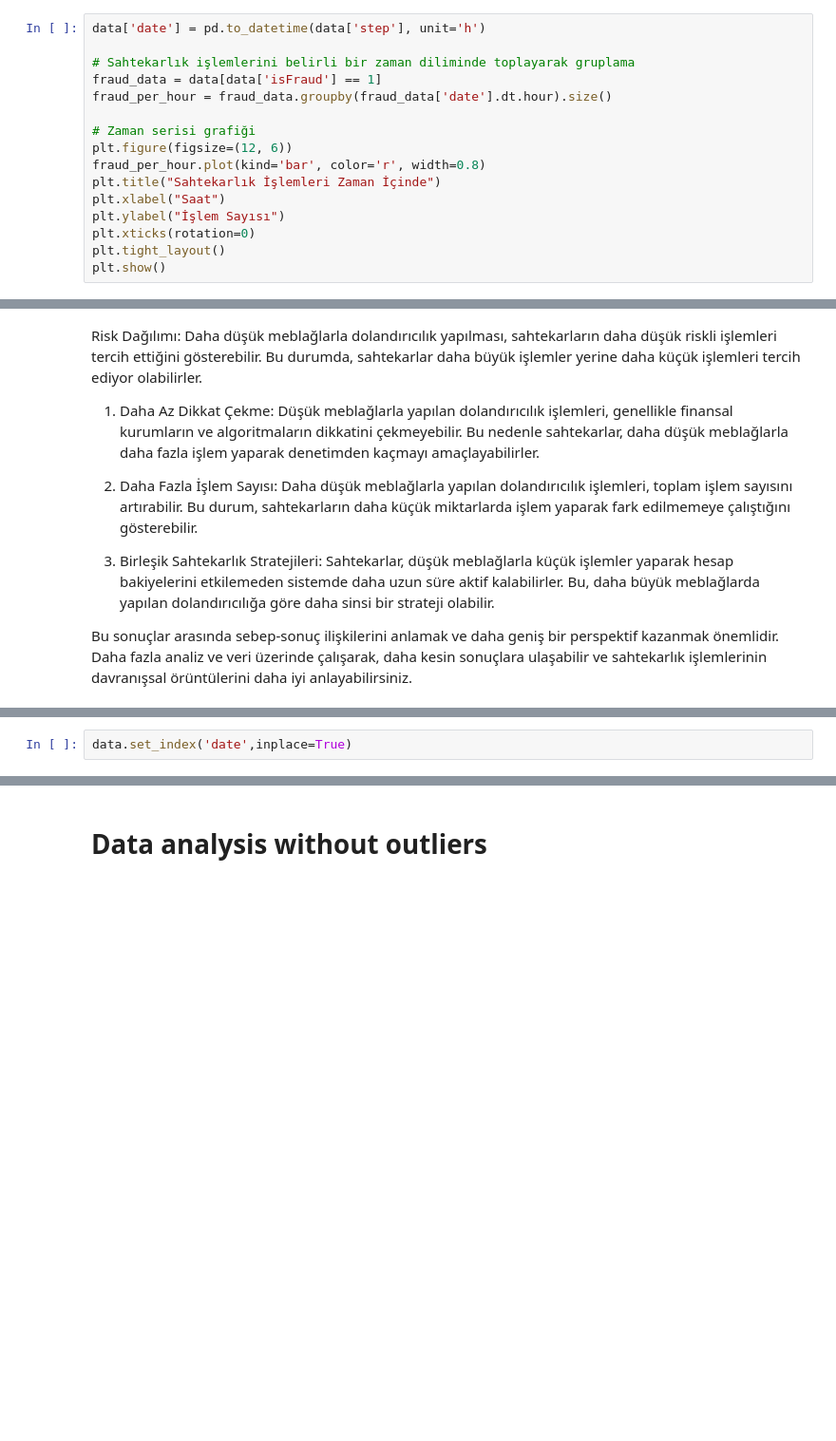
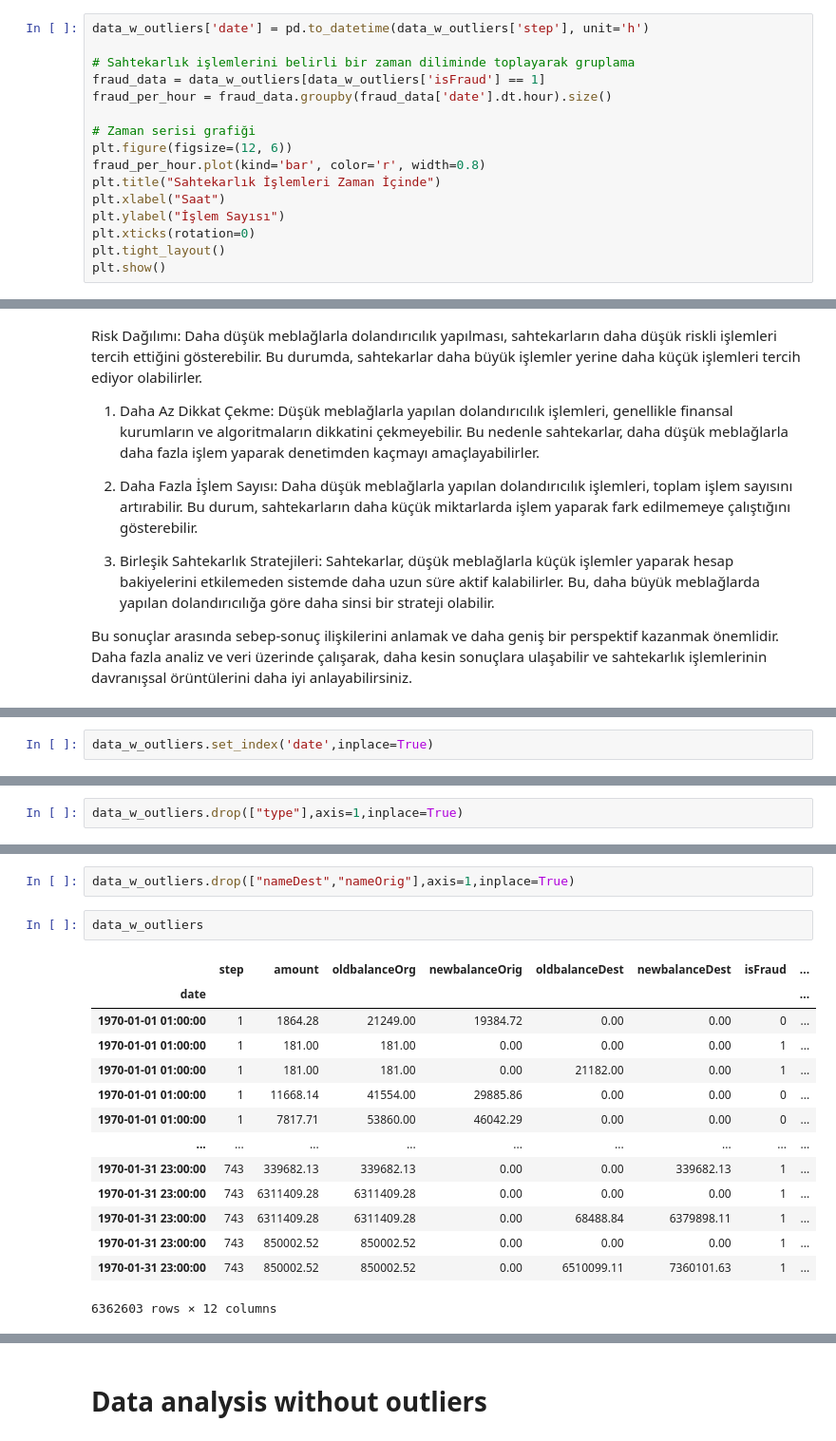
Before and after one commit to Muhammedali26/Projects, a Jupyter notebook: Synthetic-data-fraud-detection/main_ipynb_adlı_not_defterinin_kopyası.ipynb, the cells around one changed output, grey strips where cells are left out. Shown at 95% size. Cells and saved outputs as stored; diff of their text form; blank space fills up the shorter version.

```diff
--- a/Synthetic-data-fraud-detection/main_ipynb_adlı_not_defterinin_kopyası.ipynb
+++ b/Synthetic-data-fraud-detection/main_ipynb_adlı_not_defterinin_kopyası.ipynb
@@ -269,10 +188,10 @@ plt.show()
 # %% [markdown]
 ##### Sahtekarlık işlemlerini zaman serisi olarak görselleştirme
 # %%
-data['date'] = pd.to_datetime(data['step'], unit='h')
+data_w_outliers['date'] = pd.to_datetime(data_w_outliers['step'], unit='h')
 
 # Sahtekarlık işlemlerini belirli bir zaman diliminde toplayarak gruplama
-fraud_data = data[data['isFraud'] == 1]
+fraud_data = data_w_outliers[data_w_outliers['isFraud'] == 1]
 fraud_per_hour = fraud_data.groupby(fraud_data['date'].dt.hour).size()
 
 # Zaman serisi grafiği
@@ -593,4 +512,4 @@ data.describe()
 | 75% | 3.350000e+02 | 2.087215e+05 | 1.073152e+05 | 1.442584e+05 | 9.430367e+05 | 1.111909e+06 | 0.000000e+00 | ... |
 | max | 7.430000e+02 | 9.244552e+07 | 5.958504e+07 | 4.958504e+07 | 3.560159e+08 | 3.561793e+08 | 1.000000e+00 | ... |
 # %%
-data.set_index('date',inplace=True)
+data_w_outliers.set_index('date',inplace=True)
@@ -596,0 +528,2 @@ data.set_index('date',inplace=True)
+# %%
+data_w_outliers.drop(["type"],axis=1,inplace=True)
@@ -596,0 +578,19 @@ data.set_index('date',inplace=True)
+# %%
+data_w_outliers.drop(["nameDest","nameOrig"],axis=1,inplace=True)
+# %%
+data_w_outliers
+# %% [output]
+|  | step | amount | oldbalanceOrg | newbalanceOrig | oldbalanceDest | newbalanceDest | isFraud | ... |
+| date |  |  |  |  |  |  |  | ... |
+| 1970-01-01 01:00:00 | 1 | 1864.28 | 21249.00 | 19384.72 | 0.00 | 0.00 | 0 | ... |
+| 1970-01-01 01:00:00 | 1 | 181.00 | 181.00 | 0.00 | 0.00 | 0.00 | 1 | ... |
+| 1970-01-01 01:00:00 | 1 | 181.00 | 181.00 | 0.00 | 21182.00 | 0.00 | 1 | ... |
+| 1970-01-01 01:00:00 | 1 | 11668.14 | 41554.00 | 29885.86 | 0.00 | 0.00 | 0 | ... |
+| 1970-01-01 01:00:00 | 1 | 7817.71 | 53860.00 | 46042.29 | 0.00 | 0.00 | 0 | ... |
+| ... | ... | ... | ... | ... | ... | ... | ... | ... |
+| 1970-01-31 23:00:00 | 743 | 339682.13 | 339682.13 | 0.00 | 0.00 | 339682.13 | 1 | ... |
+| 1970-01-31 23:00:00 | 743 | 6311409.28 | 6311409.28 | 0.00 | 0.00 | 0.00 | 1 | ... |
+| 1970-01-31 23:00:00 | 743 | 6311409.28 | 6311409.28 | 0.00 | 68488.84 | 6379898.11 | 1 | ... |
+| 1970-01-31 23:00:00 | 743 | 850002.52 | 850002.52 | 0.00 | 0.00 | 0.00 | 1 | ... |
+| 1970-01-31 23:00:00 | 743 | 850002.52 | 850002.52 | 0.00 | 6510099.11 | 7360101.63 | 1 | ... |
+6362603 rows × 12 columns
```
Also changed, not shown: parts of 63 cells of this notebook.
